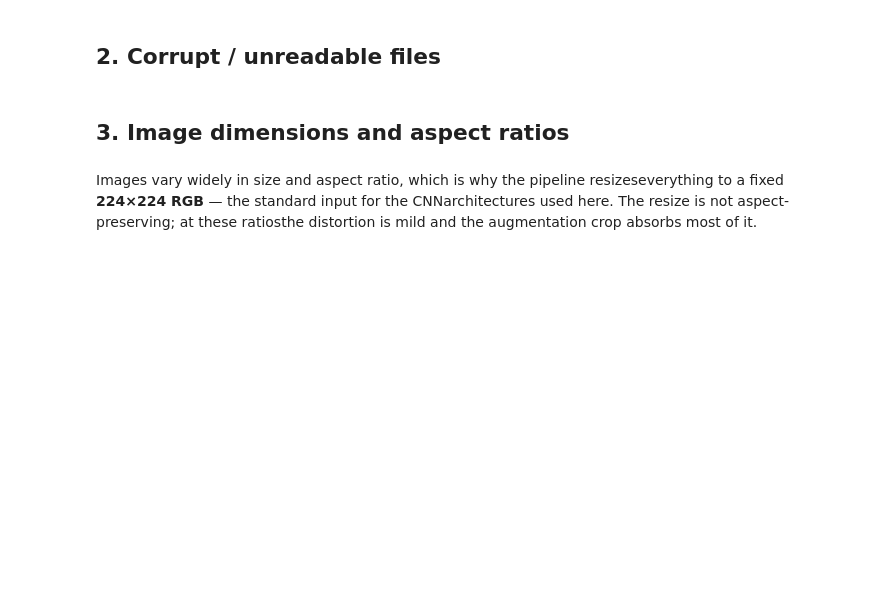
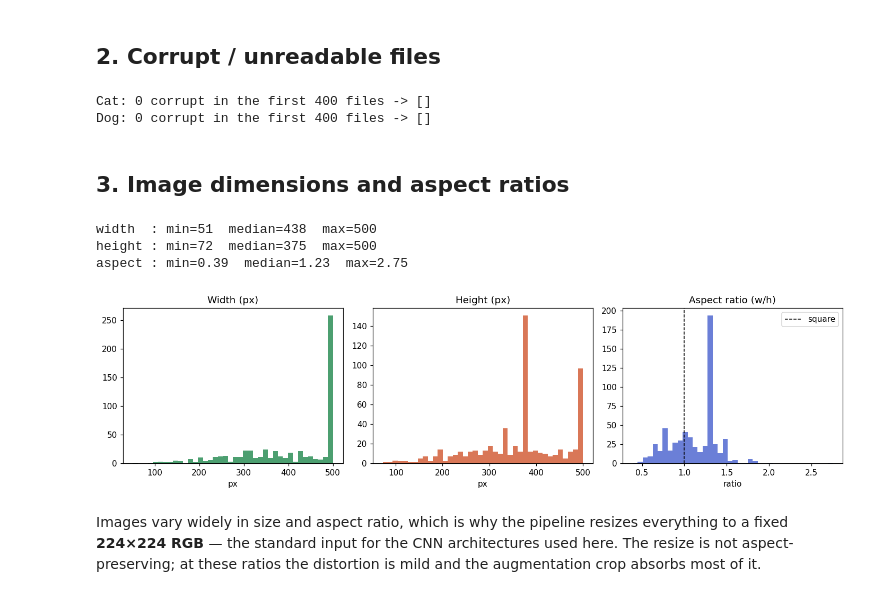
Before and after one commit to krupashankarsugi/mlops-assignment-2, a Jupyter notebook: notebooks/01_eda.ipynb, the cells around one changed output. Saved outputs shown, nothing was run; the diff lists cells and outputs as text; code cells hidden in the pictures; blank space fills up the shorter version.

```diff
--- a/notebooks/01_eda.ipynb
+++ b/notebooks/01_eda.ipynb
@@ -11,9 +51,48 @@ The corpus is perfectly balanced (12,500 per class), so accuracy is a fairheadli
 # %% [markdown]
 ## 2. Corrupt / unreadable files
 # %%
-# The corpus ships a few zero-byte and truncated JPEGs that crash training# loaders. preprocess.is_valid_image() filters them before the split.SCAN = 400report = {}for cls in raw_counts:    paths = sorted((RAW / cls).glob("*.jpg"))[:SCAN]    bad = [p.name for p in paths if not is_valid_image(p)]    report[cls] = bad    print(f"{cls}: {len(bad)} corrupt in the first {len(paths)} files -> {bad[:5]}")
+# The corpus ships a few zero-byte and truncated JPEGs that crash training
+# loaders. preprocess.is_valid_image() filters them before the split.
+SCAN = 400
+report = {}
+for cls in raw_counts:
+    paths = sorted((RAW / cls).glob("*.jpg"))[:SCAN]
+    bad = [p.name for p in paths if not is_valid_image(p)]
+    report[cls] = bad
+    print(f"{cls}: {len(bad)} corrupt in the first {len(paths)} files -> {bad[:5]}")
+# %% [output]
+Cat: 0 corrupt in the first 400 files -> []
+Dog: 0 corrupt in the first 400 files -> []
 # %% [markdown]
 ## 3. Image dimensions and aspect ratios
 # %%
-SAMPLE = 300sizes = []for cls in raw_counts:    for p in sorted((RAW / cls).glob("*.jpg"))[:SAMPLE]:        if not is_valid_image(p):            continue        with Image.open(p) as im:            sizes.append((im.width, im.height, cls))widths  = np.array([s[0] for s in sizes])heights = np.array([s[1] for s in sizes])ratios  = widths / heightsprint(f"width  : min={widths.min()}  median={np.median(widths):.0f}  max={widths.max()}")print(f"height : min={heights.min()}  median={np.median(heights):.0f}  max={heights.max()}")print(f"aspect : min={ratios.min():.2f}  median={np.median(ratios):.2f}  max={ratios.max():.2f}")fig, axes = plt.subplots(1, 3, figsize=(13, 3.6))axes[0].hist(widths, bins=40, color="#4C9F70");  axes[0].set(title="Width (px)", xlabel="px")axes[1].hist(heights, bins=40, color="#D97757"); axes[1].set(title="Height (px)", xlabel="px")axes[2].hist(ratios, bins=40, color="#6B7FD7")axes[2].axvline(1.0, color="k", ls="--", lw=1, label="square")axes[2].set(title="Aspect ratio (w/h)", xlabel="ratio"); axes[2].legend()plt.tight_layout(); plt.show()
+SAMPLE = 300
+sizes = []
+for cls in raw_counts:
+    for p in sorted((RAW / cls).glob("*.jpg"))[:SAMPLE]:
+        if not is_valid_image(p):
+            continue
+        with Image.open(p) as im:
+            sizes.append((im.width, im.height, cls))
+
+widths  = np.array([s[0] for s in sizes])
+heights = np.array([s[1] for s in sizes])
+ratios  = widths / heights
+
+print(f"width  : min={widths.min()}  median={np.median(widths):.0f}  max={widths.max()}")
+print(f"height : min={heights.min()}  median={np.median(heights):.0f}  max={heights.max()}")
+print(f"aspect : min={ratios.min():.2f}  median={np.median(ratios):.2f}  max={ratios.max():.2f}")
+
+fig, axes = plt.subplots(1, 3, figsize=(13, 3.6))
+axes[0].hist(widths, bins=40, color="#4C9F70");  axes[0].set(title="Width (px)", xlabel="px")
+axes[1].hist(heights, bins=40, color="#D97757"); axes[1].set(title="Height (px)", xlabel="px")
+axes[2].hist(ratios, bins=40, color="#6B7FD7")
+axes[2].axvline(1.0, color="k", ls="--", lw=1, label="square")
+axes[2].set(title="Aspect ratio (w/h)", xlabel="ratio"); axes[2].legend()
+plt.tight_layout(); plt.show()
+# %% [output]
+width  : min=51  median=438  max=500
+height : min=72  median=375  max=500
+aspect : min=0.39  median=1.23  max=2.75
+[figure, added]
 # %% [markdown]
```
Also changed, not shown: parts of 7 cells of this notebook, 1 other file.
